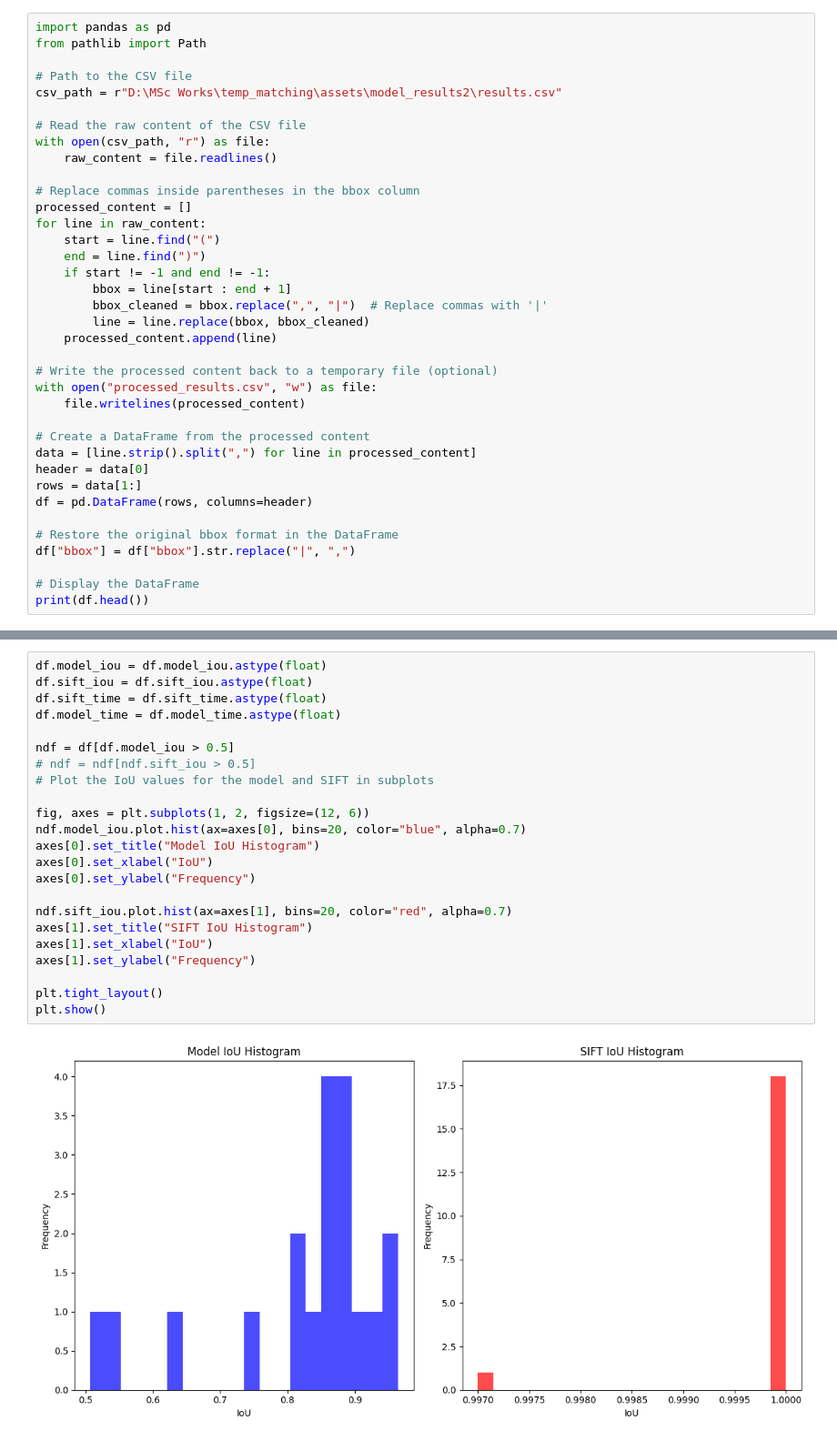
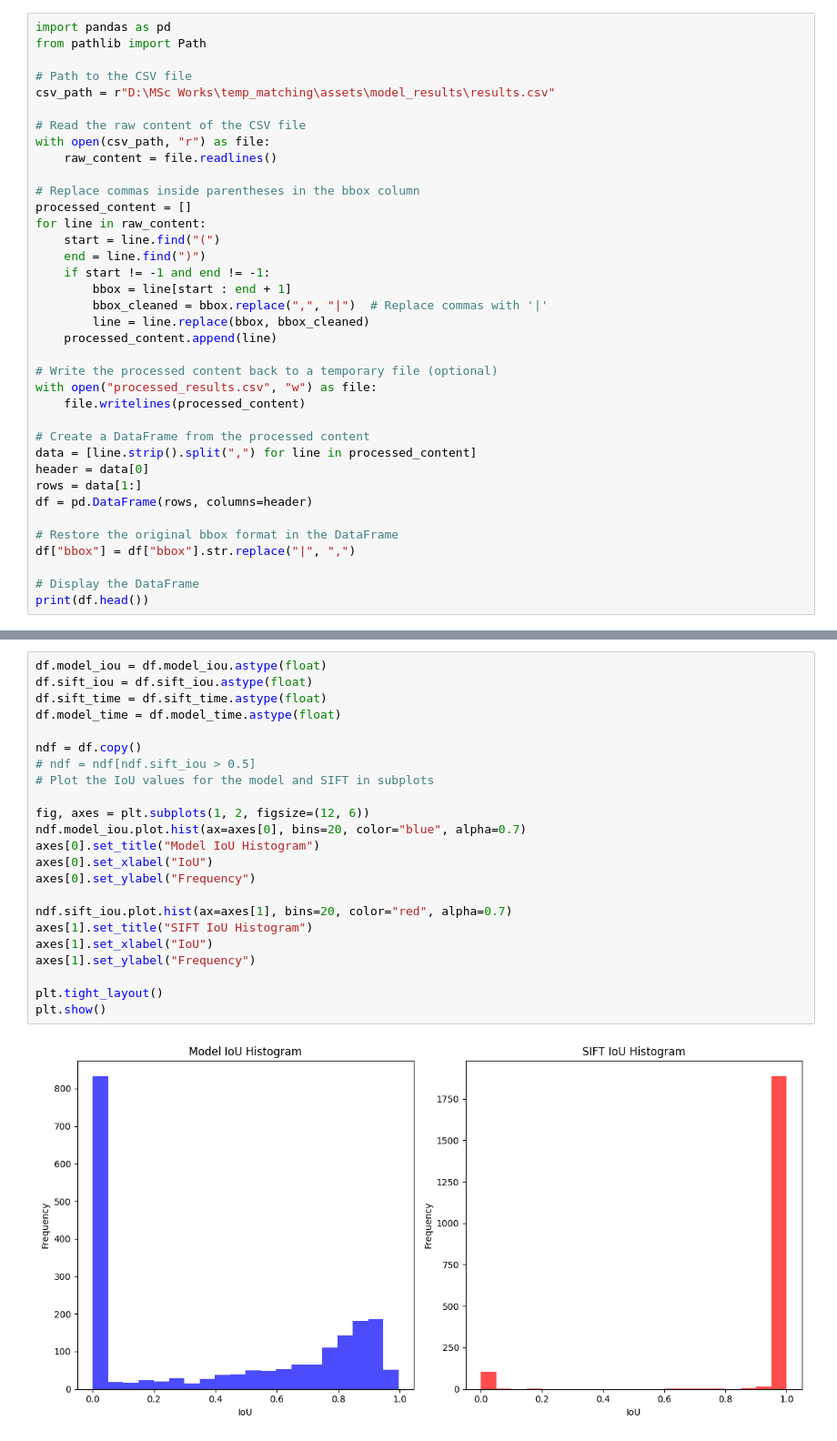
Before and after one commit to q-viper/Neural-Template-Matching, a Jupyter notebook: notebooks/test_benchmark.ipynb, the cells around one changed output, grey strips where cells are left out. Shown at 91% size. Saved outputs shown, nothing was run; the diff lists cells and outputs as text.

```diff
--- a/notebooks/test_benchmark.ipynb
+++ b/notebooks/test_benchmark.ipynb
@@ -12,7 +59,7 @@ import pandas as pd
 from pathlib import Path
 
 # Path to the CSV file
-csv_path = r"D:\MSc Works\temp_matching\assets\model_results2\results.csv"
+csv_path = r"D:\MSc Works\temp_matching\assets\model_results\results.csv"
 
 # Read the raw content of the CSV file
 with open(csv_path, "r") as file:
@@ -68,28 +115,28 @@ print(df.head())
 # %%
 df.model_iou = df.model_iou.astype(float)
 df.sift_iou = df.sift_iou.astype(float)
 df.sift_time = df.sift_time.astype(float)
 df.model_time = df.model_time.astype(float)
 
-ndf = df[df.model_iou > 0.5]
+ndf = df.copy()
 # ndf = ndf[ndf.sift_iou > 0.5]
 # Plot the IoU values for the model and SIFT in subplots
 
 fig, axes = plt.subplots(1, 2, figsize=(12, 6))
 ndf.model_iou.plot.hist(ax=axes[0], bins=20, color="blue", alpha=0.7)
 axes[0].set_title("Model IoU Histogram")
 axes[0].set_xlabel("IoU")
 axes[0].set_ylabel("Frequency")
 
 ndf.sift_iou.plot.hist(ax=axes[1], bins=20, color="red", alpha=0.7)
 axes[1].set_title("SIFT IoU Histogram")
 axes[1].set_xlabel("IoU")
 axes[1].set_ylabel("Frequency")
 
 plt.tight_layout()
 plt.show()
 # %% [output]
-[figure, old version]
+[figure, new version]
 # %%
 import numpy as np
 
```
Also changed, not shown: parts of 10 cells of this notebook, 4 other files.
